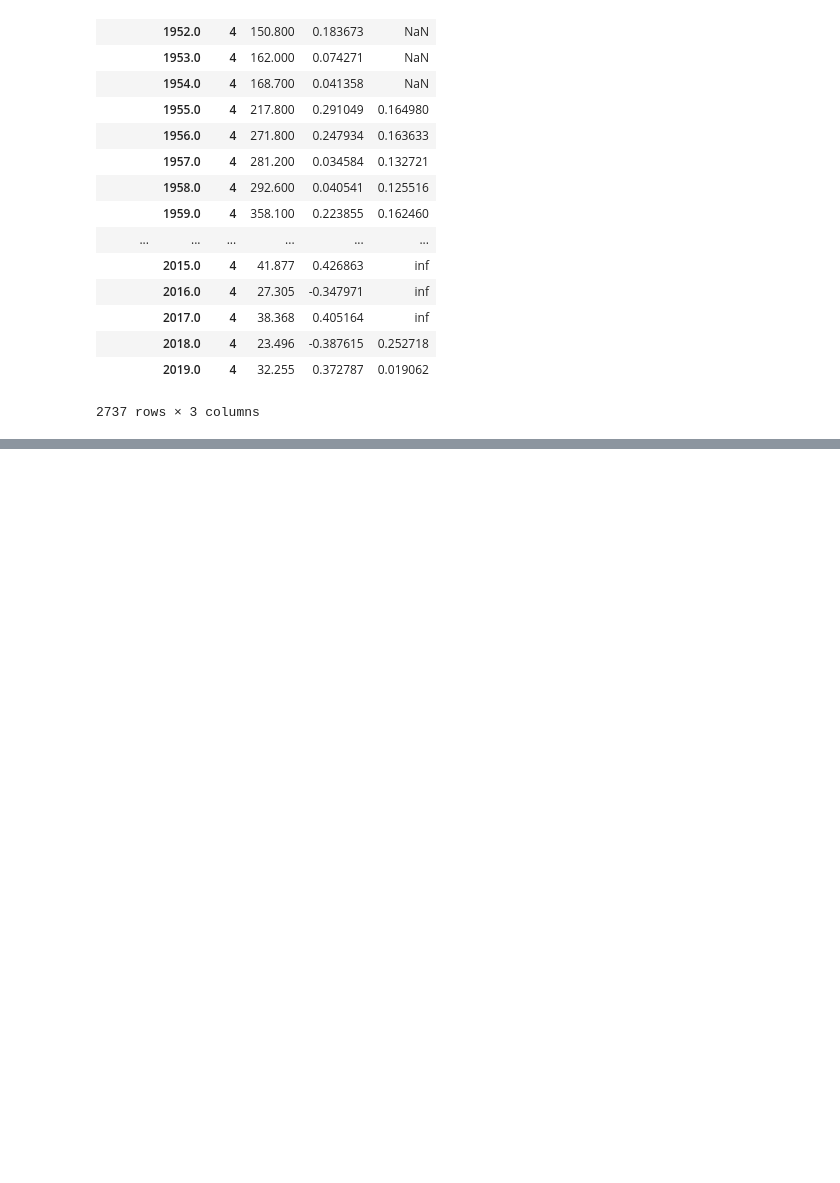
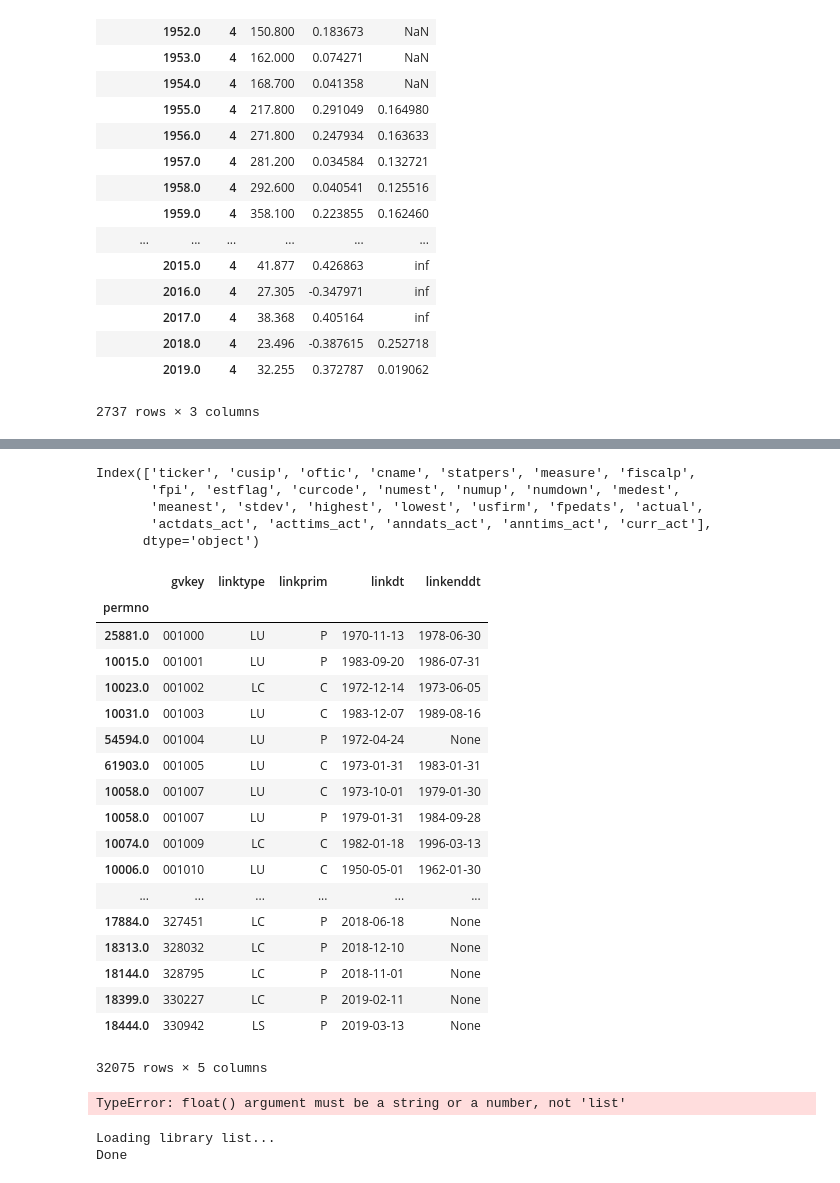
Before and after one commit to Alan-Yanlong-Guo/ml_val, a Jupyter notebook: runn.ipynb, the cells around one changed output, grey strips where cells are left out. Drawn from its saved outputs; the diff is of its cells as text; code cells hidden in the pictures; blank space fills up the shorter version.

```diff
--- a/runn.ipynb
+++ b/runn.ipynb
@@ -73,0 +157,8 @@ def horizon(y_ay, y_qy, y_qq, y_my, y_mm, dy, dq):
+# %%
+ibessum.columns
+# %% [output]
+Index(['ticker', 'cusip', 'oftic', 'cname', 'statpers', 'measure', 'fiscalp',
+       'fpi', 'estflag', 'curcode', 'numest', 'numup', 'numdown', 'medest',
+       'meanest', 'stdev', 'highest', 'lowest', 'usfirm', 'fpedats', 'actual',
+       'actdats_act', 'acttims_act', 'anndats_act', 'anntims_act', 'curr_act'],
+      dtype='object')
@@ -73,0 +178,31 @@ def horizon(y_ay, y_qy, y_qq, y_my, y_mm, dy, dq):
+# %%
+import pandas as pd
+import os
+DATA_FOLDER = '/Users/mingyu/Desktop/data'
+TOOLS_FOLDER = '/Users/mingyu/Desktop/ml_val/tools'
+ccm = pd.read_pickle(os.path.join(TOOLS_FOLDER, 'ccm.pkl'))
+ccm
+# %% [output]
+|  | gvkey | linktype | linkprim | linkdt | linkenddt |
+| permno |  |  |  |  |  |
+| 25881.0 | 001000 | LU | P | 1970-11-13 | 1978-06-30 |
+| 10015.0 | 001001 | LU | P | 1983-09-20 | 1986-07-31 |
+| 10023.0 | 001002 | LC | C | 1972-12-14 | 1973-06-05 |
+| 10031.0 | 001003 | LU | C | 1983-12-07 | 1989-08-16 |
+| 54594.0 | 001004 | LU | P | 1972-04-24 | None |
+| 61903.0 | 001005 | LU | C | 1973-01-31 | 1983-01-31 |
+| 10058.0 | 001007 | LU | C | 1973-10-01 | 1979-01-30 |
+| 10058.0 | 001007 | LU | P | 1979-01-31 | 1984-09-28 |
+| 10074.0 | 001009 | LC | C | 1982-01-18 | 1996-03-13 |
+| 10006.0 | 001010 | LU | C | 1950-05-01 | 1962-01-30 |
+| ... | ... | ... | ... | ... | ... |
+| 17884.0 | 327451 | LC | P | 2018-06-18 | None |
+| 18313.0 | 328032 | LC | P | 2018-12-10 | None |
+| 18144.0 | 328795 | LC | P | 2018-11-01 | None |
+| 18399.0 | 330227 | LC | P | 2019-02-11 | None |
+| 18444.0 | 330942 | LS | P | 2019-03-13 | None |
+32075 rows × 5 columns
+# %%
+float(list(set([12.1, 12.1]))[0])
+# %% [output]
+TypeError: float() argument must be a string or a number, not 'list'
@@ -73,0 +215,5 @@ def horizon(y_ay, y_qy, y_qq, y_my, y_mm, dy, dq):
+# %%
+from global_settings import links_df, link_df, ccm
+# %% [output]
+Loading library list...
+Done
```
Also changed, not shown: parts of 15 cells of this notebook, 3 other files.
